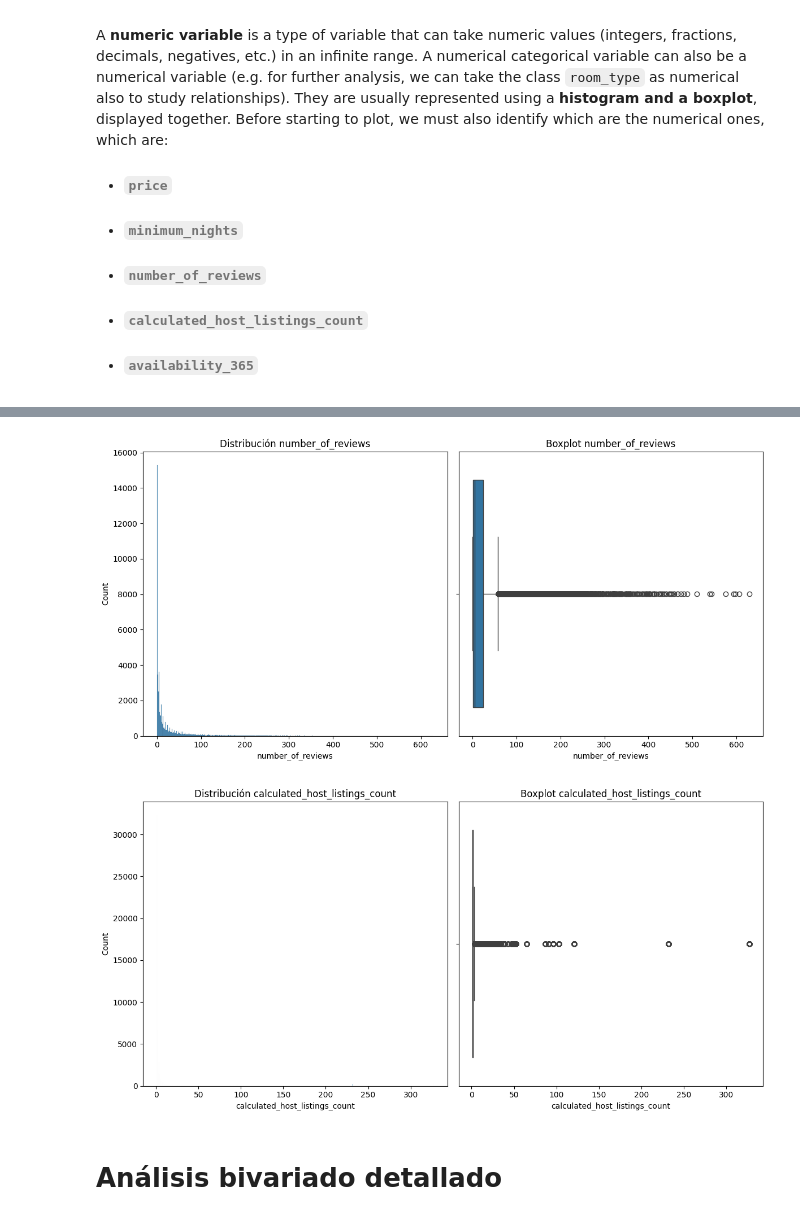
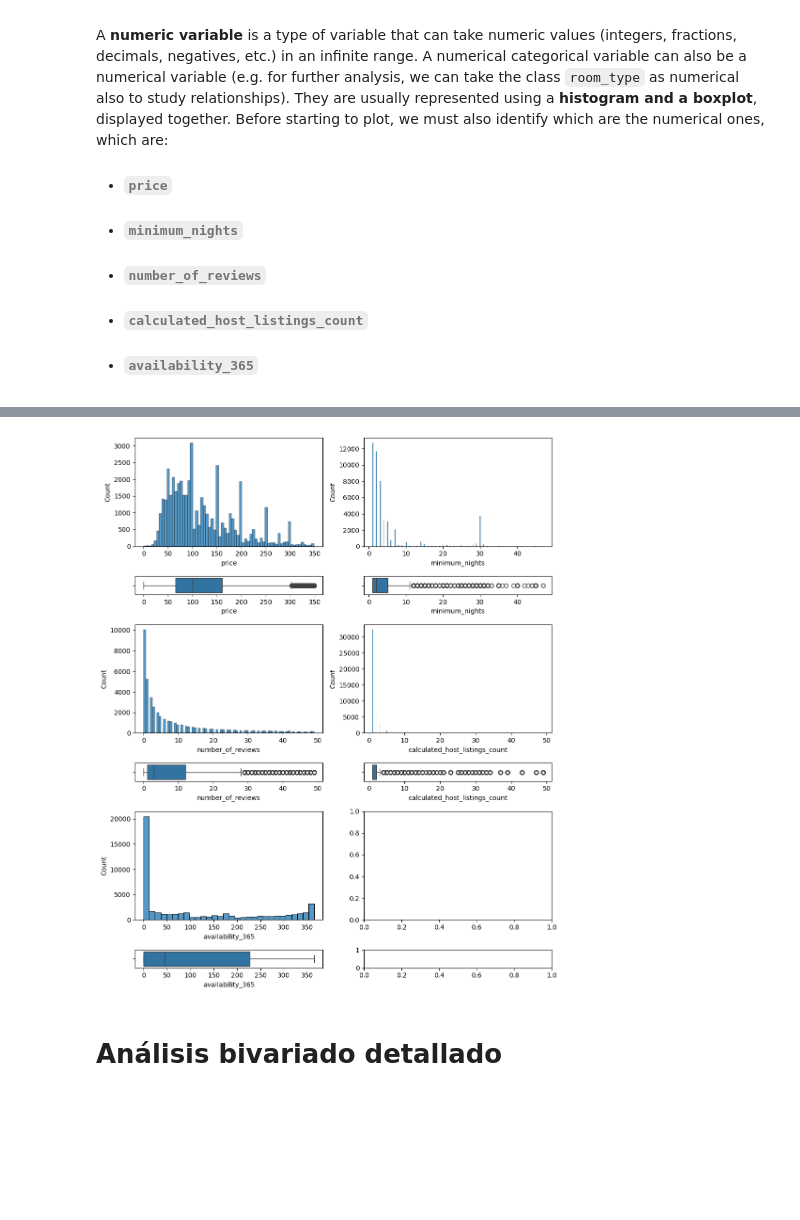
Before and after one commit to 4GeeksAcademy/fer-romerEDA, a Jupyter notebook: src/explore.ipynb, the cells around one changed output, grey strips where cells are left out. Cells and saved outputs as stored; diff of their text form; code cells hidden in the pictures; blank space fills up the shorter version.

```diff
--- a/src/explore.ipynb
+++ b/src/explore.ipynb
@@ -344,39 +291,29 @@ plt.show()
-# %%
-# Análisis de la variable 'number_of_reviews'
-plt.figure(figsize=(12,6))
-
-# Histograma
-plt.subplot(1,2,1)
-sns.histplot(AB_NYC_2019['number_of_reviews'])
-plt.title('Distribución number_of_reviews')
-
-# Boxplot
-plt.subplot(1,2,2)
-sns.boxplot(x = AB_NYC_2019['number_of_reviews'])
-plt.title('Boxplot number_of_reviews')
-
-plt.tight_layout()
-plt.show()
-# %% [output]
-[figure, removed]
-# %%
-# Análisis de la variable 'calculated_host_listings_count'
-plt.figure(figsize=(12,6))
-
-# Histograma
-plt.subplot(1,2,1)
-sns.histplot(AB_NYC_2019['calculated_host_listings_count'])
-plt.title('Distribución calculated_host_listings_count')
-
-# Boxplot
-plt.subplot(1,2,2)
-sns.boxplot(x = AB_NYC_2019['calculated_host_listings_count'])
-plt.title('Boxplot calculated_host_listings_count')
-
-plt.tight_layout()
-plt.show()
-# %% [output]
-[figure, removed]
+# %%
+fig, axis = plt.subplots(6, 2, figsize = (10, 12), gridspec_kw={'height_ratios': [6, 1, 6, 1, 6, 1]})
+
+# Creating a multiple figure with histograms and box plots
+sns.histplot(ax = axis[0, 0], data = AB_NYC_2019[AB_NYC_2019['price']<350], x = "price")
+sns.boxplot(ax = axis[1, 0], data = AB_NYC_2019[AB_NYC_2019['price']<350], x = "price")
+
+sns.histplot(ax = axis[0, 1], data = AB_NYC_2019[AB_NYC_2019['minimum_nights']<50], x = "minimum_nights")
+sns.boxplot(ax = axis[1, 1], data = AB_NYC_2019[AB_NYC_2019['minimum_nights']<50], x = "minimum_nights")
+
+sns.histplot(ax = axis[2, 0], data = AB_NYC_2019[AB_NYC_2019['number_of_reviews']<50], x = "number_of_reviews")
+sns.boxplot(ax = axis[3, 0], data = AB_NYC_2019[AB_NYC_2019['number_of_reviews']<50], x = "number_of_reviews")
+
+sns.histplot(ax = axis[2, 1], data = AB_NYC_2019[AB_NYC_2019['calculated_host_listings_count']<15], x = "calculated_host_listings_count")
+sns.boxplot(ax = axis[3, 1], data = AB_NYC_2019[AB_NYC_2019['calculated_host_listings_count']<15], x = "calculated_host_listings_count")
+
+sns.histplot(ax = axis[4, 0], data = AB_NYC_2019, x = "availability_365")
+sns.boxplot(ax = axis[5, 0], data = AB_NYC_2019, x = "availability_365")
+
+# Adjust the layout
+plt.tight_layout()
+
+# Show the plot
+plt.show()
+# %% [output]
+[figure, added]
 # %% [markdown]
 # Análisis bivariado detallado
 # %% [markdown]
```
Also changed, not shown: parts of 5 cells of this notebook.
